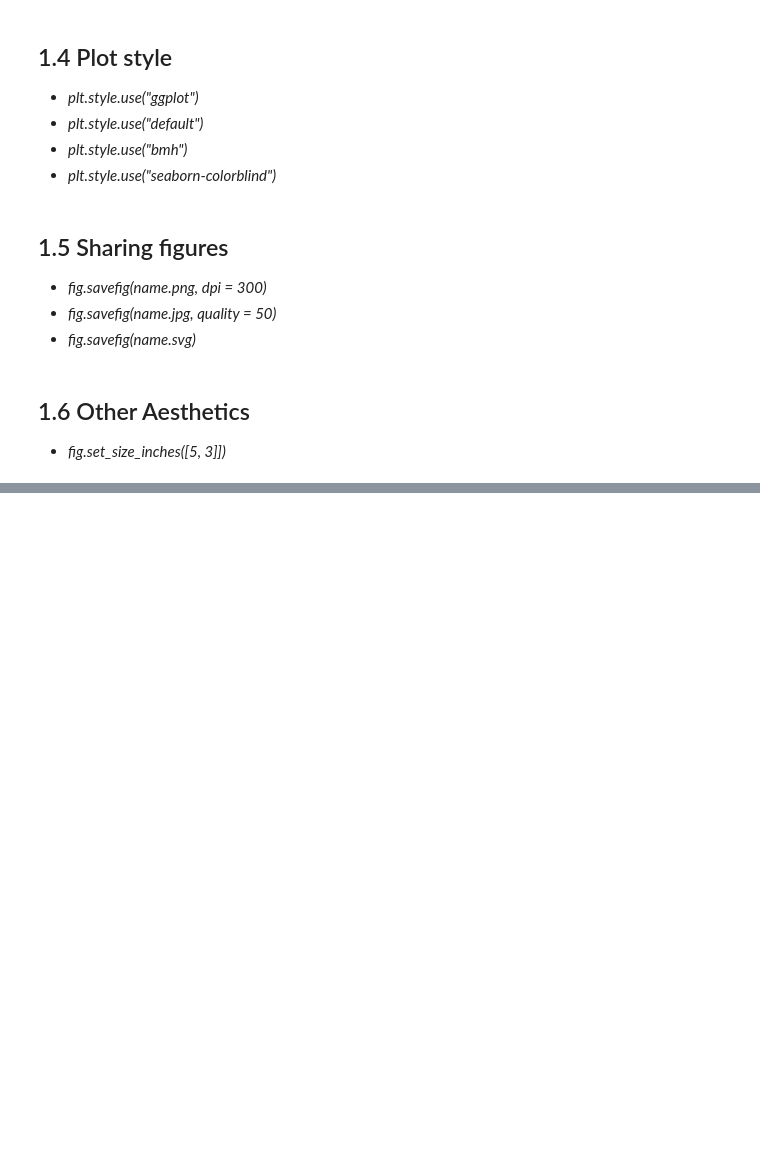
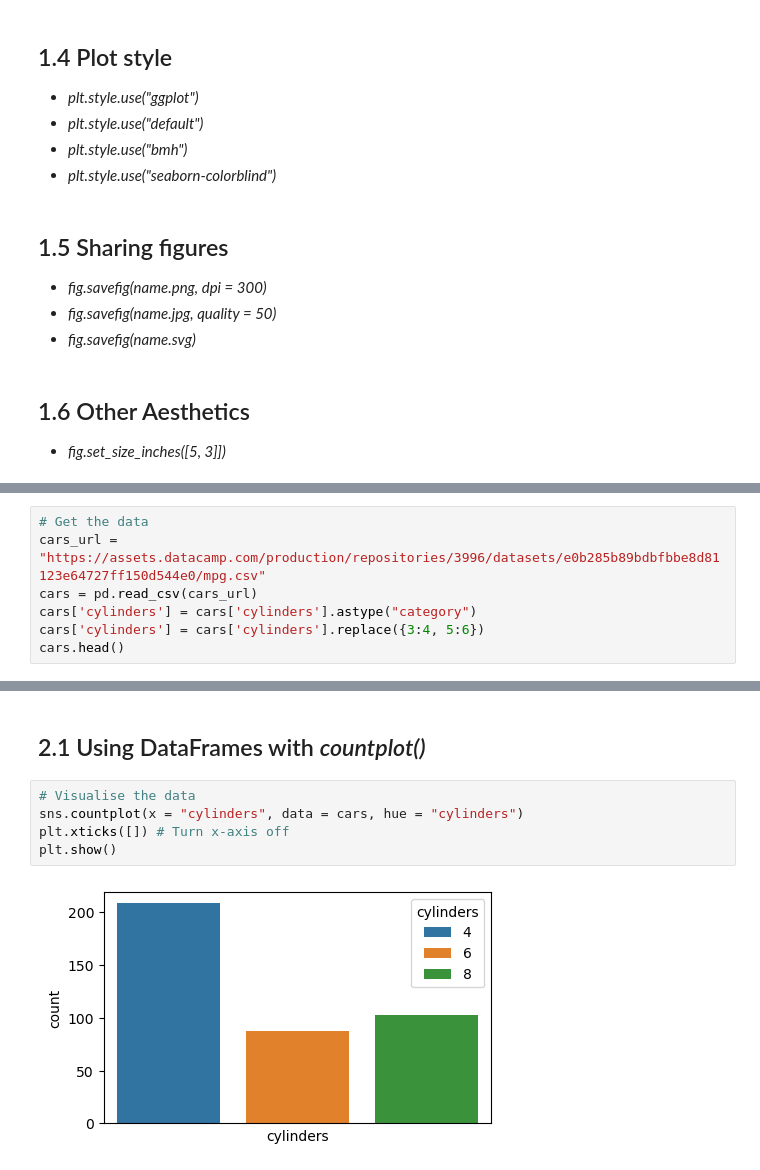
Before and after one commit to Timm26/Data_Science_Handbook, a Jupyter notebook: Preprocessing and EDA/Data_Visualisation_with_Matplotlib_and_Seaborn.ipynb, the cells around one changed output, grey strips where cells are left out. Cells and saved outputs as stored; diff of their text form; blank space fills up the shorter version.

```diff
--- a/Preprocessing and EDA/Data_Visualisation_with_Matplotlib_and_Seaborn.ipynb
+++ b/Preprocessing and EDA/Data_Visualisation_with_Matplotlib_and_Seaborn.ipynb
@@ -204,0 +208,7 @@ plt.show()
+# %%
+# Get the data
+cars_url = "https://assets.datacamp.com/production/repositories/3996/datasets/e0b285b89bdbfbbe8d81123e64727ff150d544e0/mpg.csv"
+cars = pd.read_csv(cars_url)
+cars['cylinders'] = cars['cylinders'].astype("category")
+cars['cylinders'] = cars['cylinders'].replace({3:4, 5:6})
+cars.head()
@@ -204,0 +222,9 @@ plt.show()
+# %% [markdown]
+## 2.1 Using DataFrames with *countplot()*
+# %%
+# Visualise the data
+sns.countplot(x = "cylinders", data = cars, hue = "cylinders")
+plt.xticks([]) # Turn x-axis off
+plt.show()
+# %% [output]
+[figure, added]
```
Also changed, not shown: parts of 4 cells of this notebook.
